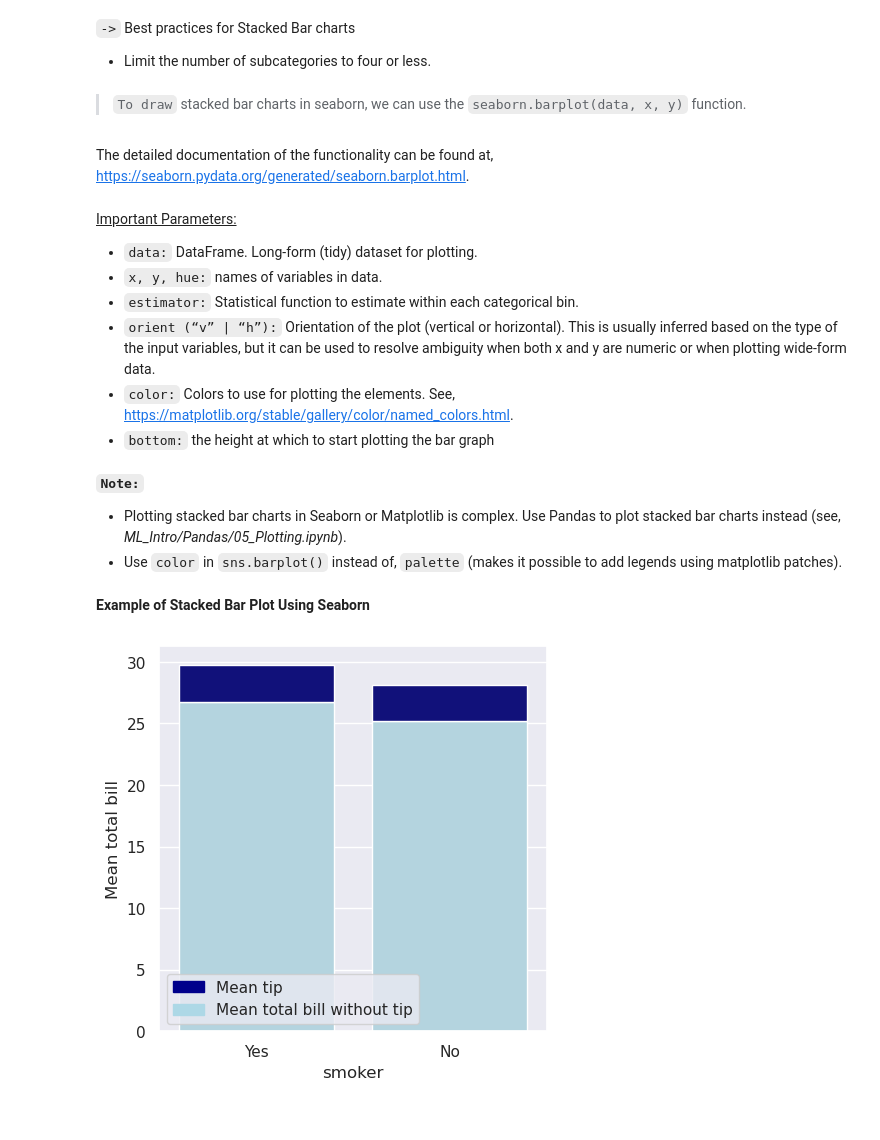
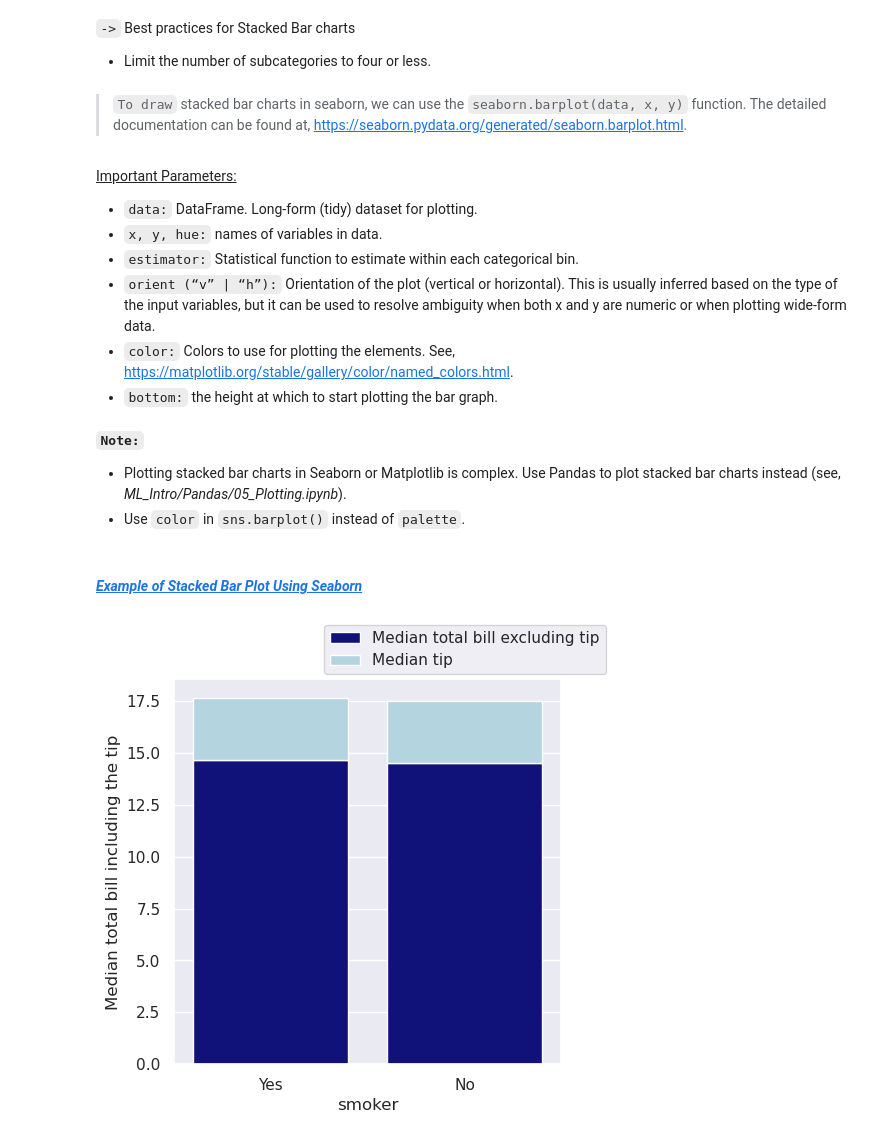
Before and after one commit to AindreaAjax/ML_Introduction, a Jupyter notebook: Data_Visualization/05_visualizing_compositions_independent_of_time.ipynb, the cells around one changed output. Cells and saved outputs as stored; diff of their text form; code cells hidden in the pictures.

```diff
--- a/Data_Visualization/05_visualizing_compositions_independent_of_time.ipynb
+++ b/Data_Visualization/05_visualizing_compositions_independent_of_time.ipynb
@@ -107,8 +138,7 @@ Stacked bar charts can be used to show both proportions and quantities **within*
 - Limit the number of subcategories to four or less.
 # %% [markdown]
 > `To draw` stacked bar charts in seaborn, we can use the `seaborn.barplot(data, x, y)` function.
+The detailed documentation can be found at, https://seaborn.pydata.org/generated/seaborn.barplot.html.
-# %% [markdown]
-The detailed documentation of the functionality can be found at, https://seaborn.pydata.org/generated/seaborn.barplot.html.
 # %% [markdown]
 <u> Important Parameters: </u>
 
@@ -117,47 +147,48 @@ The detailed documentation of the functionality can be found at, https://seaborn
 - `estimator:` Statistical function to estimate within each categorical bin.
 - `orient (“v” | “h”):` Orientation of the plot (vertical or horizontal). This is usually inferred based on the type of the input variables, but it can be used to resolve ambiguity when both x and y are numeric or when plotting wide-form data.
 - `color:` Colors to use for plotting the elements. See, https://matplotlib.org/stable/gallery/color/named_colors.html.
-- `bottom:` the height at which to start plotting the bar graph
+- `bottom:` the height at which to start plotting the bar graph.
 # %% [markdown]
 **`Note:`**
 - Plotting stacked bar charts in Seaborn or Matplotlib is complex. Use Pandas to plot stacked bar charts instead (see, *ML_Intro/Pandas/05_Plotting.ipynb*).
-- Use `color` in `sns.barplot()` instead of, `palette` (makes it possible to add legends using matplotlib patches).
+- Use `color` in `sns.barplot()` instead of `palette`.
 # %% [markdown]
-**Example of Stacked Bar Plot Using Seaborn**
+#### <a id='toc2_1_1_'></a>[*Example of Stacked Bar Plot Using Seaborn*](#toc0_)
 # %%
 # initializing the axes to plot on
 fig, ax = plt.subplots(nrows=1, ncols=1, figsize=(5, 5))
 
+# we assume that the total bill includes the tip
 df_tips = df_tips.assign(
-    total_bill_without_tip=df_tips.total_bill,
-    total_bill=lambda df_: df_.total_bill_without_tip + df_.tip,
+    total_bill_without_tip=df_tips.total_bill - df_tips.tip
 )
 
 total_bill_without_tip_bar = sns.barplot(
-    df_tips, x="smoker", y="total_bill_without_tip", errorbar=None, color="lightblue"
-)
+    df_tips, x="smoker", y="total_bill_without_tip", estimator="median", ax=ax, errorbar=None, color="darkblue", label="Median total bill excluding tip"
+)  # same as grouping the df_tips by smoker and applying .agg("median") to the total_bill_without_tip column
+
+# we would like to plot the median tip amount on top of the median total_bill_without_tip bar
 height_to_start_plotting_tip = df_tips.groupby("smoker").total_bill_without_tip.agg(
-    "mean"
+    "median"
 )
 tip_bar = sns.barplot(
     df_tips,
     x="smoker",
     y="tip",
+    estimator="mean",
+    ax=ax,
     errorbar=None,
-    color="darkblue",
+    color="lightblue",
     bottom=height_to_start_plotting_tip,
+    label="Median tip"
 )
 
 # correcting ylabel
-plt.ylabel("Mean total bill")
+plt.ylabel("Median total bill including the tip")
 
 # adding legend
-tip_legend = mpatches.Patch(color="darkblue", label="Mean tip")
-total_bill_without_tip_legend = mpatches.Patch(
-    color="lightblue", label="Mean total bill without tip"
-)
-plt.legend(handles=[tip_legend, total_bill_without_tip_legend])
+fig.legend()
 
 plt.show()
 # %% [output]
-[figure, old version]
+[figure, new version]
```
Also changed, not shown: parts of 29 cells of this notebook.
